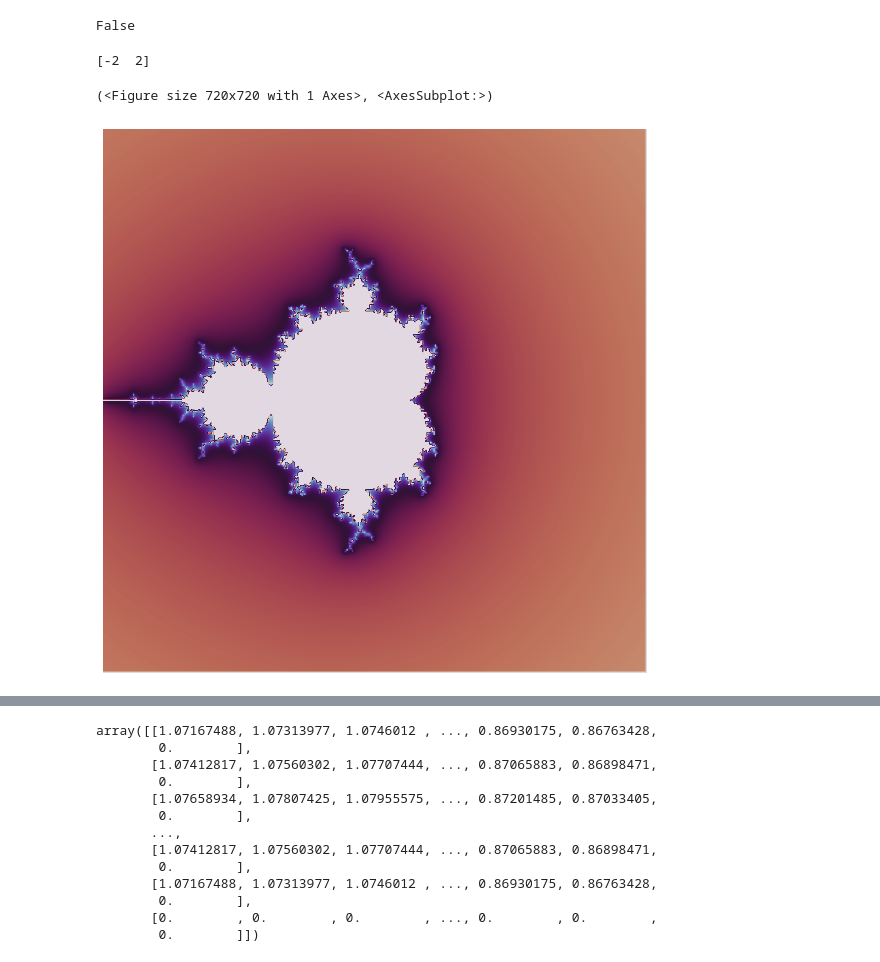
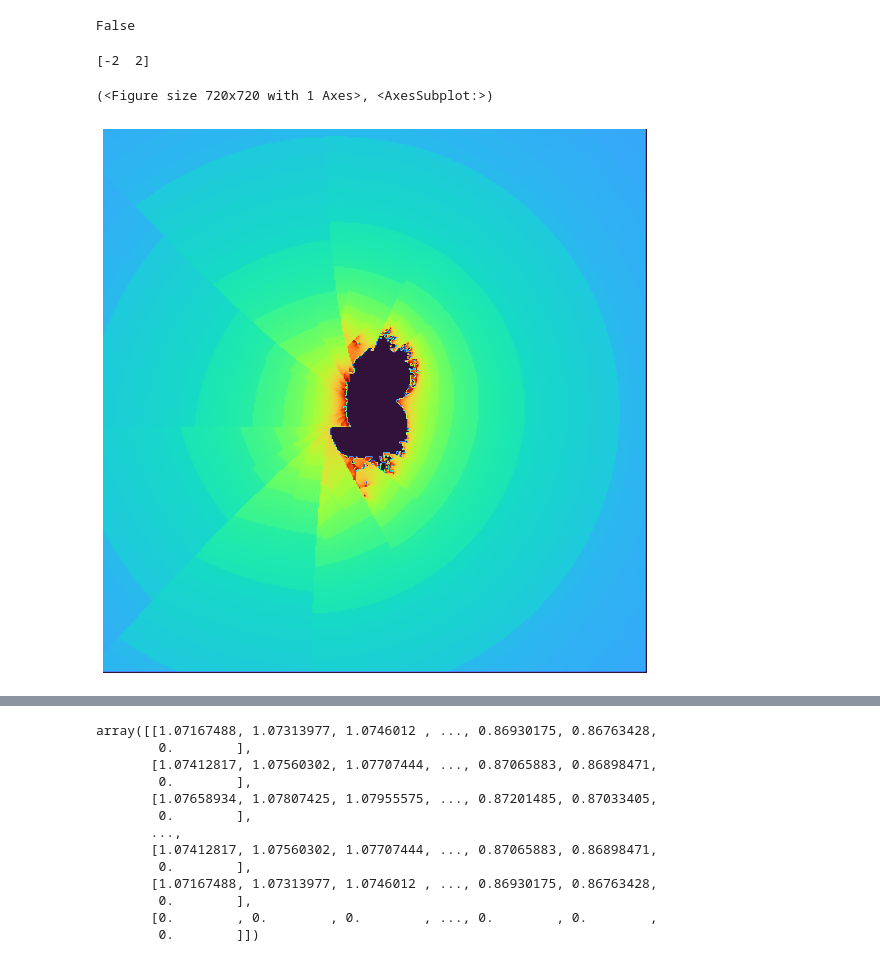
Before and after one commit to generic-github-user/fractals, a Jupyter notebook: fractals.ipynb, the cells around one changed output, grey strips where cells are left out. Cells and saved outputs as stored; diff of their text form; code cells hidden in the pictures.

```diff
--- a/fractals.ipynb
+++ b/fractals.ipynb
@@ -233,35 +233,35 @@ class FractalSet:
         for p in self.params:
             self.fractals.append(generate(*p, **self.fixed))
         composite = self.fractals
         if 'axes' in kwargs and kwargs['axes']:
             print(kwargs['axes'][0])
             composite = kwargs['axes'][0](self.fractals, axis=0)
             self.mdims = [1, 1]
         composite = tile(composite, self.mdims, self.fixed['r'])
         return composite
 
     def __call__(self, **kwargs):
         return self.render(**kwargs)
 
 # f = generate(r=(500, 1000), b=10, n=30, o=(-1, -0.5), m=2)
 # f = Fractal(r=(50, 50), b=10, n=30, o=(-1, -0.5), m=2)
 # f = FractalSet(z=[0, 1.5], d=[1, 5], r=[200]*2, q=10)(axes=[])
 # print(f.find_regions())
 # block = f.autozoom()
 # f_ = f()
 # ax.imshow(f, cmap='plasma')
 # ax.imshow(block)
 # plt.axis('off')
 # list or dict for params?
 
-f = Fractal(z=(-0.5, 0.5), b=10, n=30, r=(80, 80), o=(-0.1, 0.01), m=2, radius=2, point_spacing=0.01)
+f = Fractal(z=(-0.5, 0.5), d=(0, 2), b=10, n=30, r=(80, 80), o=(-0.1, 0.01), m=2, radius=2, point_spacing=0.01)
 f()
 
 # TODO: multicolored fractals
 # %% [output]
 [-2  2]
 (<Figure size 720x720 with 1 Axes>, <AxesSubplot:>)
-[figure, old version]
+[figure, new version]
 # %%
 np.var(np.random.uniform(0, 1, [5, 5, 3]))
 # %% [output]
```
Also changed, not shown: parts of 1 cell of this notebook.
